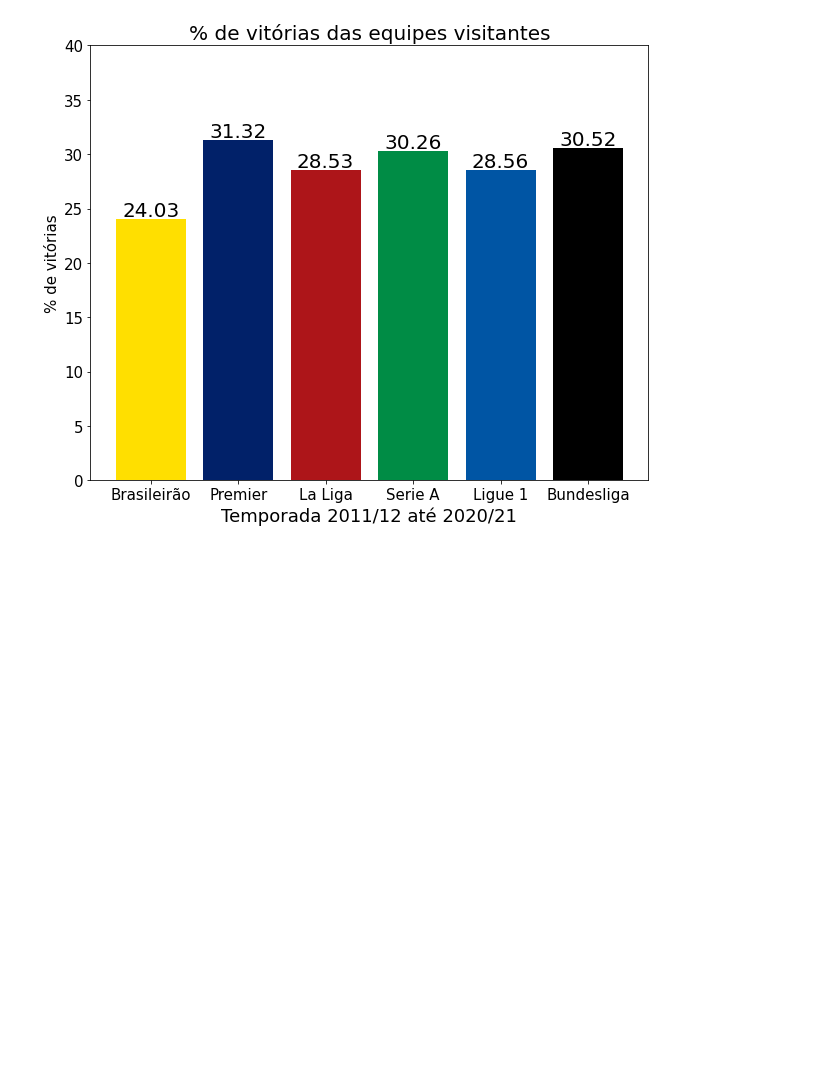
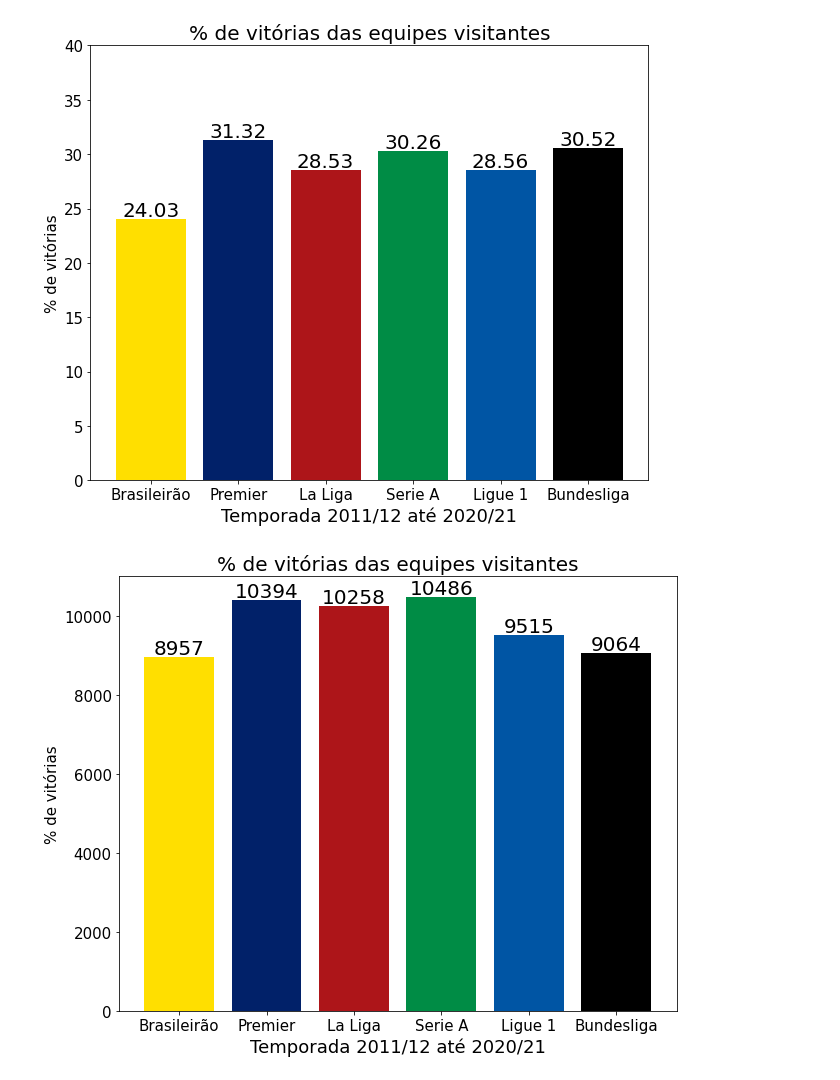
Before and after one commit to cientistadados93/SoccerStudies, a Jupyter notebook: SoccerStudyOne.ipynb, the cells around one changed output. Saved outputs shown, nothing was run; the diff lists cells and outputs as text; code cells hidden in the pictures; blank space fills up the shorter version.

```diff
--- a/SoccerStudyOne.ipynb
+++ b/SoccerStudyOne.ipynb
@@ -181,3 +181,35 @@ plt.savefig("/content/drive/MyDrive/Images/awaywinspercent.jpeg")
 plt.show()
 # %% [output]
 [figure]
+# %%
+gBrazil = pd.DataFrame(brazilA.HG + brazilA.AG)
+gPremier = pd.DataFrame(premier.FTHG + premier.FTAG)
+gLaliga = pd.DataFrame(laliga.FTHG + laliga.FTAG)
+gSerieA = pd.DataFrame(serieA.FTHG + serieA.FTAG)
+gLigue1 = pd.DataFrame(ligue1.FTHG + ligue1.FTAG)
+gBundesliga = pd.DataFrame(bundesliga.FTHG + bundesliga.FTAG)
+AllGoalssum = [int(gBrazil.sum()), int(gPremier.sum()), int(gLaliga.sum()),int(gSerieA.sum()), int(gLigue1.sum()), int(gBundesliga.sum())]
+# %%
+x = np.arange(len(leagues))
+plt.figure(figsize=(10,8))
+
+plot = plt.bar(x, AllGoalssum, color=['#ffdf00', '#012169', '#AD1519', '#008C45', '#0055A4', '#000000'])
+
+for i in plot.patches:
+  plt.annotate(i.get_height(),
+                (i.get_x() + i.get_width()/2,i.get_height()),
+                ha='center', va='baseline',fontsize=20,
+                xytext=(0,3),
+                textcoords='offset points'
+                )
+
+plt.title('% de vitórias das equipes visitantes', fontsize='20')
+plt.yticks(size='15')
+plt.xticks(x, leagues, size='15')
+plt.ylim(0,11000)
+plt.ylabel('% de vitórias', size='15')
+plt.xlabel('Temporada 2011/12 até 2020/21', size='18')
+plt.savefig("/content/drive/MyDrive/Images/awaywinspercent.jpeg")
+plt.show()
+# %% [output]
+[figure, added]
```
